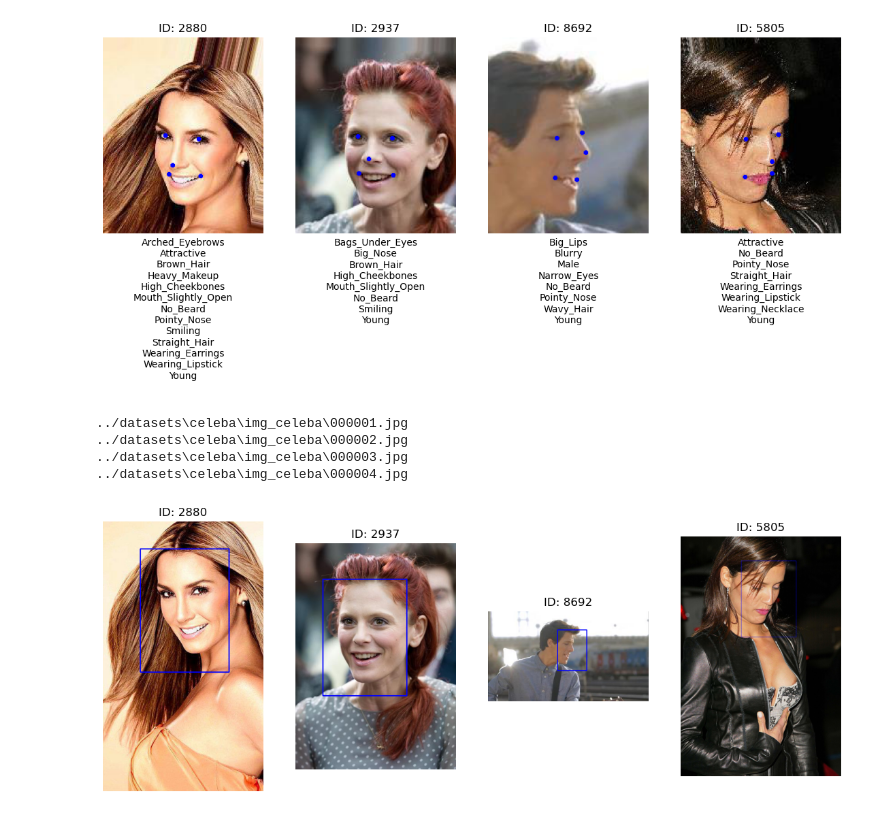
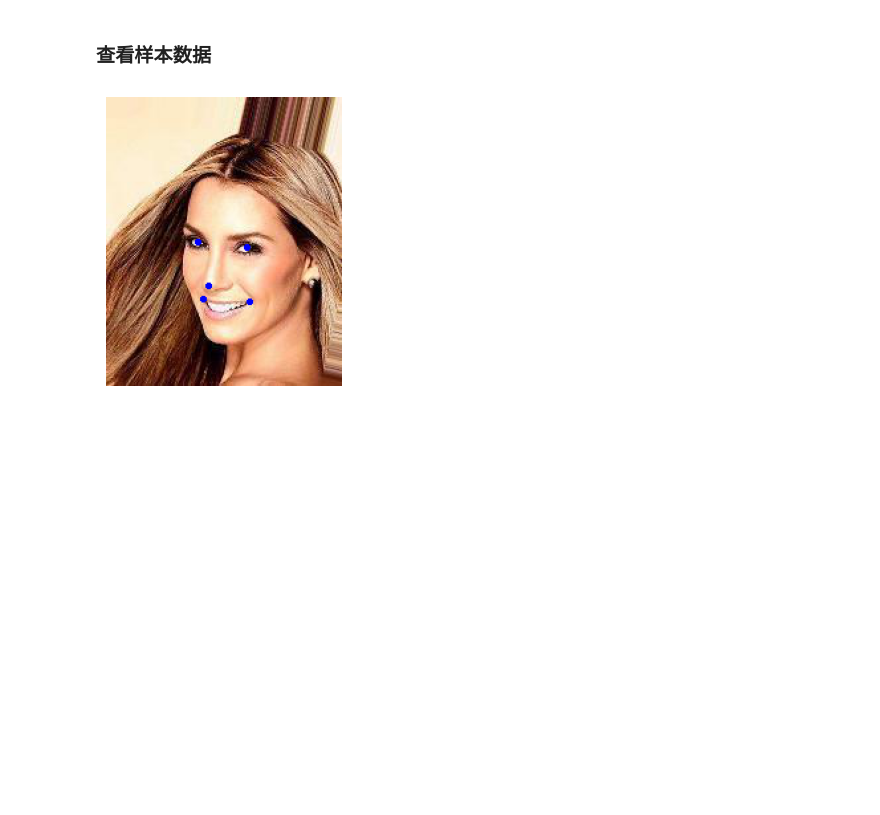
Before and after one commit to domonic18/detect_face_mtcnn, a Jupyter notebook: doc/CelebA.ipynb, the cells around one changed output. Saved outputs shown, nothing was run; the diff lists cells and outputs as text; code cells hidden in the pictures; blank space fills up the shorter version.

```diff
--- a/doc/CelebA.ipynb
+++ b/doc/CelebA.ipynb
@@ -4,77 +5,45 @@ from torchvision.datasets import CelebA
 import matplotlib.pyplot as plt
 import cv2
 from PIL import Image
+# %% [markdown]
+### 查看样本数据
 # %%
 root_dir = '../datasets'
 celeba = CelebA(root=root_dir, split='train',
                 target_type=['attr', 'identity', 'bbox', 'landmarks'],
                 download=False)
 attr_names = celeba.attr_names
 attr_names.pop()
 attr_names = np.array(attr_names)
 fig = plt.figure(figsize=(14, 7))
 
-n = 4 # 显示的图片数量
+n = 1 # 显示的图片数量
 for idx in range(n):
     img, (attr, identity, bbox, landmarks) = celeba[idx]  # 读取图片和相关标签值
     ax = fig.add_subplot(1, 4, idx + 1)
     # 不显示刻度标签和边框
     ax.set_xticks([])
     ax.set_yticks([])
     ax.set_frame_on(b=False)
 
     # 将CelebA数据集读取到的PIL图片格式转换成OprnCV所需格式
+    # 图片的读取改为使用原图像
+    file_path = os.path.join(celeba.root, celeba.base_folder, 'img_celeba', celeba.filename[idx])
+
+    img_cv2 = cv2.imread(file_path)
     img_cv2 = cv2.cvtColor(src=np.asanyarray(img), code=cv2.COLOR_RGB2BGR)
 
     # 绘制特征点
     landmarks = landmarks.numpy()
     for idx, point in enumerate(landmarks):
         if idx % 2 == 0:
             cv2.circle(img=img_cv2, center=(point, landmarks[idx + 1]),
                         radius=1, color=(255, 0, 0), thickness=2)
-    attr_list = attr.numpy()
-    attrs = attr_names[attr_list==1]
-    label = ''
-    # 属性标签
-    for att in attrs:
-        label = label + att + '\n'
-    ax.set_xlabel(label)
-    # 身份ID
-    cele_id = identity.numpy()
-    ax.set_title(f'ID: {cele_id}')
+
     # 将OpenCV图片再次转成成Pillow图片格式
     img_pil = Image.fromarray( cv2.cvtColor(src=img_cv2,
                                             code=cv2.COLOR_BGR2RGB,))
     ax.imshow(img_pil)
 plt.show()
-
-# 显示标注框
-fig = plt.figure(figsize=(14, 7))
-for idx in range(n):
-    img, (attr, identity, bbox, landmarks) = celeba[idx]
-    ax = fig.add_subplot(1, 4, idx + 1)
-    ax.set_xticks([])
-    ax.set_yticks([])
-    ax.set_frame_on(b=False)
-
-    # 图片的读取改为使用原图像
-    file_path = os.path.join(celeba.root, celeba.base_folder, 'img_celeba', celeba.filename[idx])
-
-    img_cv2 = cv2.imread(file_path)
-    bbox = bbox.numpy()
-    cv2.rectangle(img=img_cv2, pt1=(bbox[0], bbox[1]),
-                  pt2=(bbox[0] + bbox[2], bbox[1] + bbox[3]),
-                  color=(255, 0, 0), thickness=2)
-    cele_id = identity.numpy()
-    ax.set_title(f'ID: {cele_id}')
-    img_pil = Image.fromarray(cv2.cvtColor(src=img_cv2,
-                                           code=cv2.COLOR_BGR2RGB,))
-    ax.imshow(img_pil)
-plt.show()
 # %% [output]
-[figure, old version]
+[figure, new version]
-../datasets\celeba\img_celeba\000001.jpg
-../datasets\celeba\img_celeba\000002.jpg
-../datasets\celeba\img_celeba\000003.jpg
-../datasets\celeba\img_celeba\000004.jpg
-[figure, removed]
```
Also changed, not shown: parts of 5 cells of this notebook.
